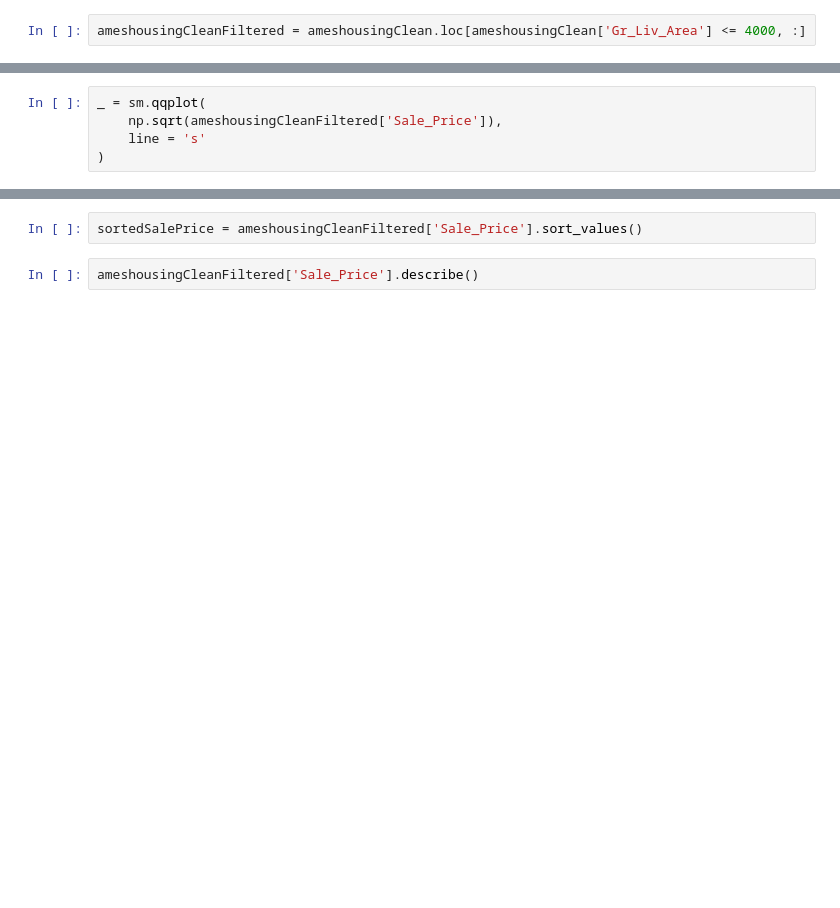
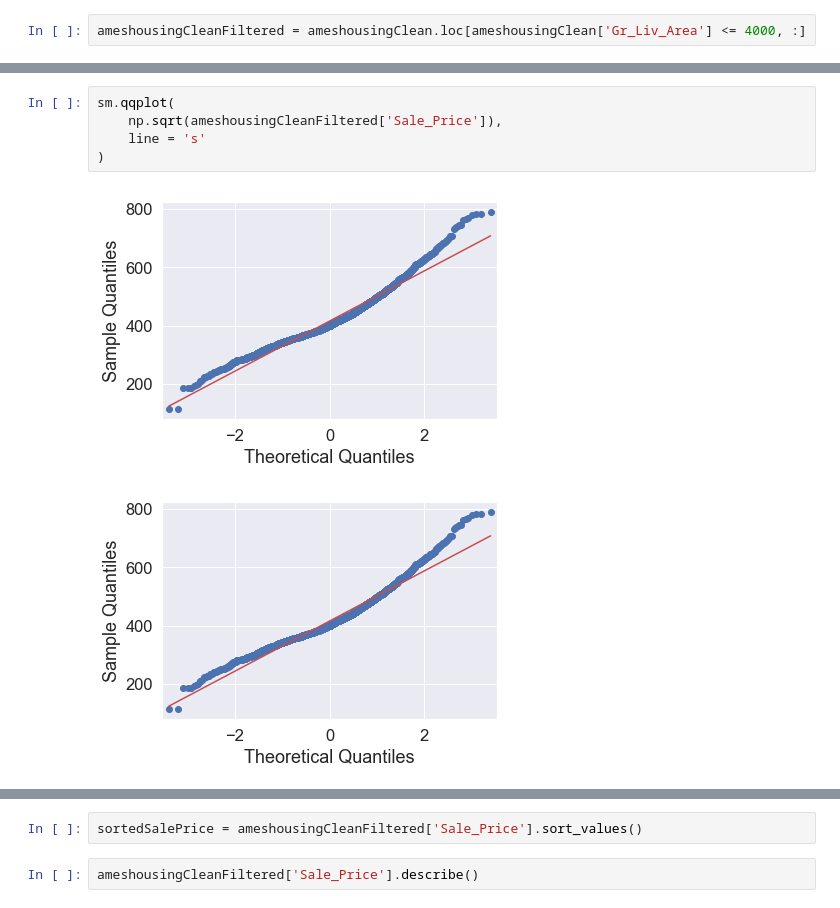
Before and after one commit to marius-mather/lessons-mlpy, a Jupyter notebook: _episodes_python/03-EDA.ipynb, the cells around one changed output, grey strips where cells are left out. Cells and saved outputs as stored; diff of their text form; blank space fills up the shorter version.

```diff
--- a/_episodes_python/03-EDA.ipynb
+++ b/_episodes_python/03-EDA.ipynb
@@ -341,6 +373,9 @@ _ = sm.qqplot(
 # %%
-_ = sm.qqplot(
+sm.qqplot(
     np.sqrt(ameshousingCleanFiltered['Sale_Price']),
     line = 's'
 )
+# %% [output]
+[figure, added]
+[figure, added]
 # %%
```
Also changed, not shown: parts of 23 cells of this notebook, 14 other files.
